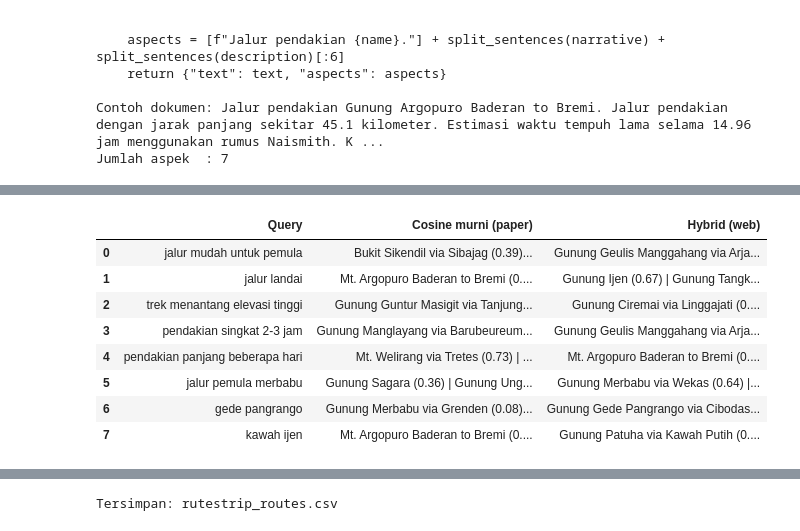
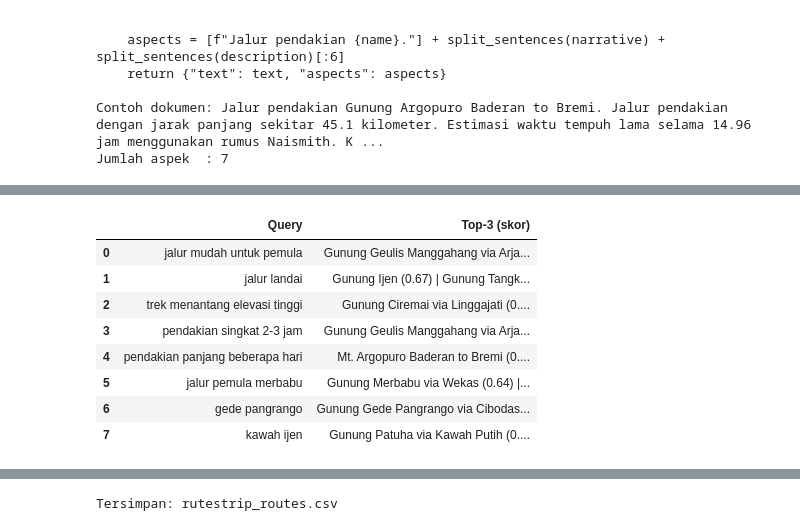
Before and after one commit to dasrams31/rutestrip-app, a Jupyter notebook: python/RuteStrip_Colab.ipynb, the cells around one changed output, grey strips where cells are left out. Cells and saved outputs as stored; diff of their text form; code cells hidden in the pictures.

```diff
--- a/python/RuteStrip_Colab.ipynb
+++ b/python/RuteStrip_Colab.ipynb
@@ -174,7 +166,7 @@ for f in files:
                    'average_grade_pct': grade, 'min_elevation': lo, 'max_elevation': hi,
                    'difficulty': processor.classify_difficulty(km, gain, grade, hi),
                    'difficulty_score': round(processor.difficulty_score(km, gain, grade, hi)),
-                   'narrative_text': r['narrative_text'], 'baseline_embedding': r['embedding']})
+                   'narrative_text': r['narrative_text']})
 
 print(f'Jalur dipakai : {len(routes)}')
 print(f'Dilewati      : {len(skipped)}')
@@ -278,17 +267,9 @@ print(inspect.getsource(search_scoring.detect_intents))
 print(inspect.getsource(search_scoring.attribute_score))
 print(inspect.getsource(search_scoring.hybrid_score))
 
-def cos(a, b):
-    a, b = np.asarray(a), np.asarray(b)
-    return float(a @ b / (np.linalg.norm(a) * np.linalg.norm(b) + 1e-12))
-
-def search(query, mode='hybrid', top_n=5):
-    if mode == 'paper':
-        q = model.encode(processor.preprocess_text(query)).tolist()
-        scored = [(r, cos(q, r['baseline_embedding'])) for r in routes]
-    else:
-        q = model.encode(search_scoring.query_text(query)).tolist()
-        scored = [(r, search_scoring.hybrid_score(query, q, r['embedding'], r['aspect_embeddings'], r, routes)['score']) for r in routes]
+def search(query, top_n=5):
+    q = model.encode(search_scoring.query_text(query)).tolist()
+    scored = [(r, search_scoring.hybrid_score(query, q, r['embedding'], r['aspect_embeddings'], r, routes)['score']) for r in routes]
     return sorted(scored, key=lambda x: -x[1])[:top_n]
 # %% [output]
 def detect_intents(query: str) -> set:
@@ -312,9 +293,8 @@ def detect_intents(query: str) -> set:
 #@title 7️⃣ Coba pencarian (ubah query di kolom kanan)
 QUERY = "jalur landai untuk pemula"  #@param {type:"string"}
 
-for mode in ('paper', 'hybrid'):
-    print(f"\n=== {'Metode awal (cosine murni)' if mode == 'paper' else 'Metode web (hybrid)'} — query: {QUERY!r}")
-    for i, (r, s) in enumerate(search(QUERY, mode), 1):
-        print(f"{i}. {r['name']:<42} skor {s:.4f} | {r['distance_km']} km, {r['elevation_gain_m']} m, "
-              f"{r['naismith_duration_hour']} jam, grade {r['average_grade_pct']}%, {r['difficulty']}")
+print(f"Query: {QUERY!r}\n")
+for i, (r, s) in enumerate(search(QUERY), 1):
+    print(f"{i}. {r['name']:<42} skor {s:.4f} | {r['distance_km']} km, {r['elevation_gain_m']} m, "
+          f"{r['naismith_duration_hour']} jam, grade {r['average_grade_pct']}%, {r['difficulty']}")
 # %% [output]
@@ -332,26 +306,23 @@ for mode in ('paper', 'hybrid'):
 4. Gunung Bukittunggul                        skor 0.6095 | 5.94 km, 769 m, 2.47 jam, grade 12.96%, sedang
 5. Gunung Ungaran via Mawar                   skor 0.6087 | 6.85 km, 784 m, 2.68 jam, grade 11.46%, sedang
 # %%
-#@title Perbandingan beberapa query (Top-3)
+#@title Contoh hasil beberapa query (Top-3)
 rows = []
 for q in ['jalur mudah untuk pemula', 'jalur landai', 'trek menantang elevasi tinggi', 'pendakian singkat 2-3 jam',
           'pendakian panjang beberapa hari', 'jalur pemula merbabu', 'gede pangrango', 'kawah ijen']:
-    p = search(q, 'paper', 3); h = search(q, 'hybrid', 3)
-    rows.append({'Query': q,
-                 'Cosine murni (paper)': ' | '.join(f"{r['name']} ({s:.2f})" for r, s in p),
-                 'Hybrid (web)': ' | '.join(f"{r['name']} ({s:.2f})" for r, s in h)})
+    rows.append({'Query': q, 'Top-3 (skor)': ' | '.join(f"{r['name']} ({s:.2f})" for r, s in search(q, 3))})
 pd.set_option('display.max_colwidth', None)
 display(pd.DataFrame(rows))
 # %% [output]
-|  | Query | Cosine murni (paper) | Hybrid (web) |
-| 0 | jalur mudah untuk pemula | Bukit Sikendil via Sibajag (0.39)... | Gunung Geulis Manggahang via Arja... |
-| 1 | jalur landai | Mt. Argopuro Baderan to Bremi (0.... | Gunung Ijen (0.67) | Gunung Tangk... |
-| 2 | trek menantang elevasi tinggi | Gunung Guntur Masigit via Tanjung... | Gunung Ciremai via Linggajati (0.... |
-| 3 | pendakian singkat 2-3 jam | Gunung Manglayang via Barubeureum... | Gunung Geulis Manggahang via Arja... |
-| 4 | pendakian panjang beberapa hari | Mt. Welirang via Tretes (0.73) | ... | Mt. Argopuro Baderan to Bremi (0.... |
-| 5 | jalur pemula merbabu | Gunung Sagara (0.36) | Gunung Ung... | Gunung Merbabu via Wekas (0.64) |... |
-| 6 | gede pangrango | Gunung Merbabu via Grenden (0.08)... | Gunung Gede Pangrango via Cibodas... |
-| 7 | kawah ijen | Mt. Argopuro Baderan to Bremi (0.... | Gunung Patuha via Kawah Putih (0.... |
+|  | Query | Top-3 (skor) |
+| 0 | jalur mudah untuk pemula | Gunung Geulis Manggahang via Arja... |
+| 1 | jalur landai | Gunung Ijen (0.67) | Gunung Tangk... |
+| 2 | trek menantang elevasi tinggi | Gunung Ciremai via Linggajati (0.... |
+| 3 | pendakian singkat 2-3 jam | Gunung Geulis Manggahang via Arja... |
+| 4 | pendakian panjang beberapa hari | Mt. Argopuro Baderan to Bremi (0.... |
+| 5 | jalur pemula merbabu | Gunung Merbabu via Wekas (0.64) |... |
+| 6 | gede pangrango | Gunung Gede Pangrango via Cibodas... |
+| 7 | kawah ijen | Gunung Patuha via Kawah Putih (0.... |
 # %% [markdown]
 ## 8️⃣ Evaluasi
 Label relevansi diturunkan otomatis dari statistik GPX (`python/evaluate_search.py`), sehingga dapat direproduksi:
```
Also changed, not shown: parts of 6 cells of this notebook, 13 other files.
